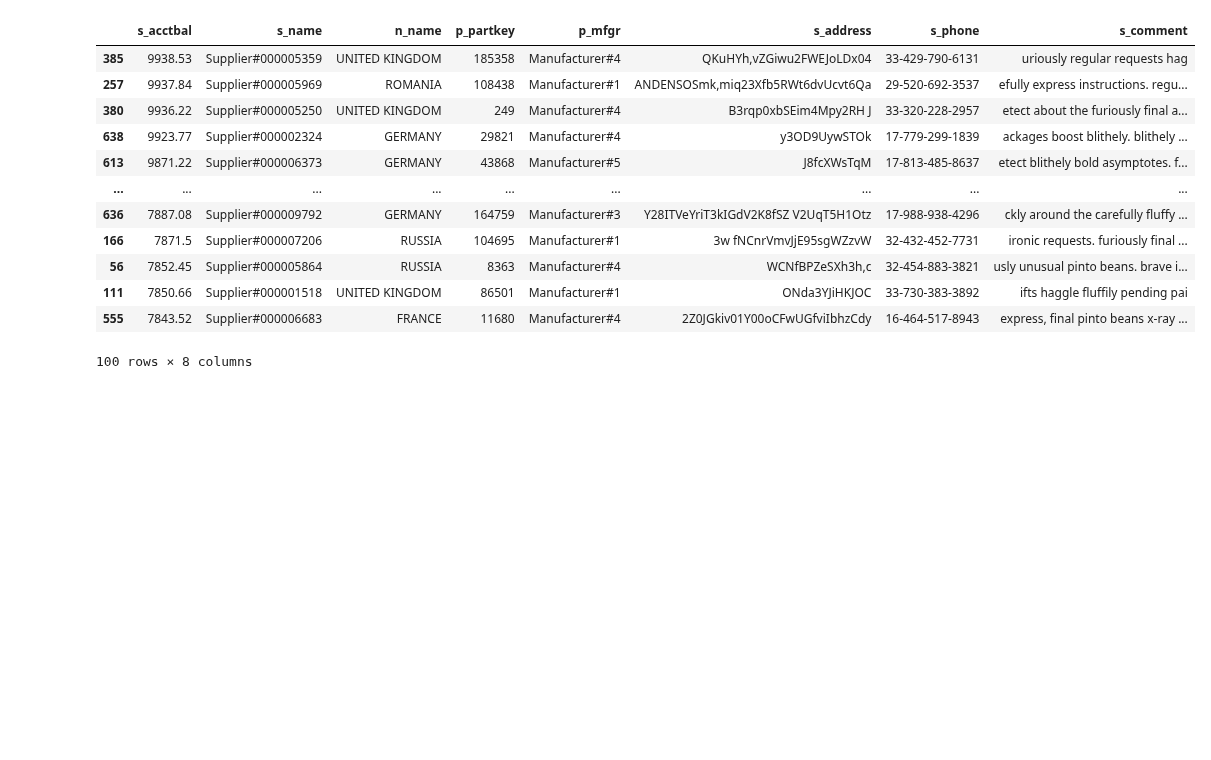
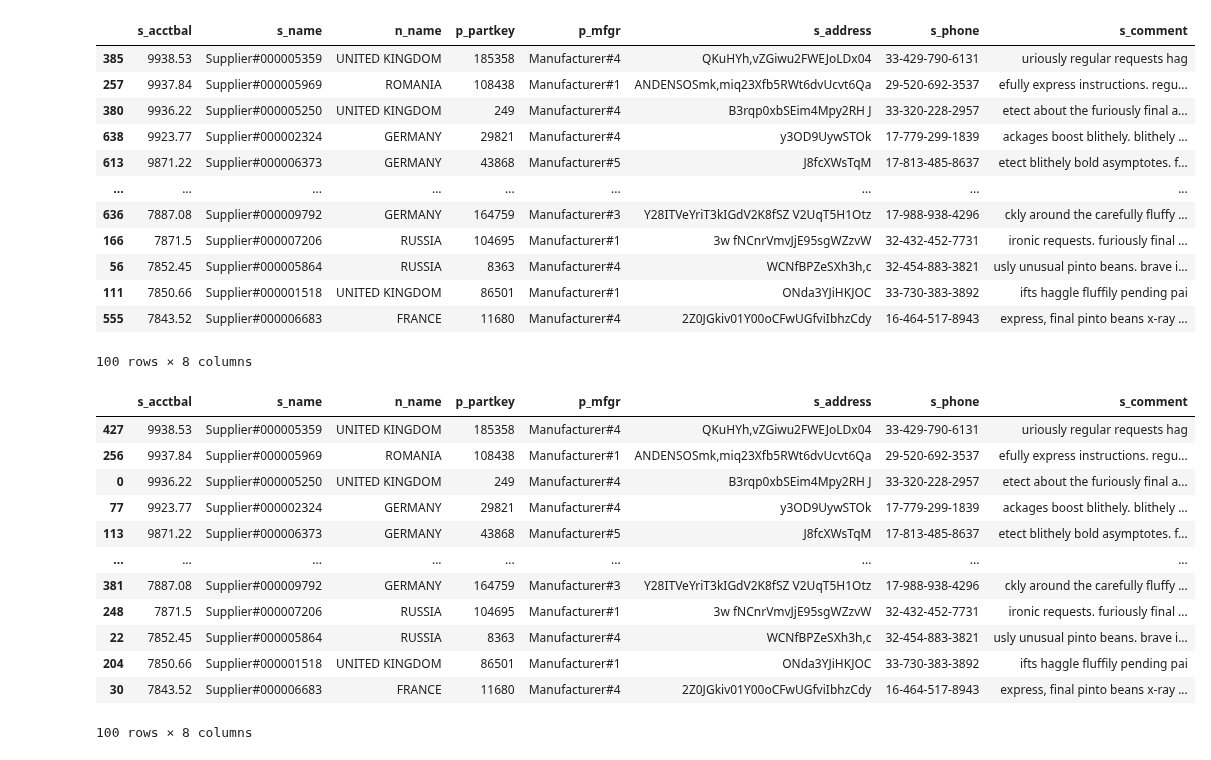
Before and after one commit to groegercesg/QueryBridge, a Jupyter notebook: early_results/q2_duck.ipynb, the cells around one changed output. Cells and saved outputs as stored; diff of their text form; code cells hidden in the pictures; blank space fills up the shorter version.

```diff
--- a/early_results/q2_duck.ipynb
+++ b/early_results/q2_duck.ipynb
@@ -305,3 +305,61 @@ df_limit_1
 | 111 | 7850.66 | Supplier#000001518 | UNITED KINGDOM | 86501 | Manufacturer#1 | ONda3YJiHKJOC | 33-730-383-3892 | ifts haggle fluffily pending pai |
 | 555 | 7843.52 | Supplier#000006683 | FRANCE | 11680 | Manufacturer#4 | 2Z0JGkiv01Y00oCFwUGfviIbhzCdy | 16-464-517-8943 | express, final pinto beans x-ray ... |
 100 rows × 8 columns
+# %%
+df_filter_1 = part[(part.p_type.str.contains("^.*?BRASS$",regex=True)) & (part.p_size == 15)]
+df_filter_1 = df_filter_1[['p_partkey', 'p_mfgr']]
+df_filter_2 = partsupp[['ps_partkey', 'ps_suppkey', 'ps_availqty', 'ps_supplycost', 'ps_comment']]
+df_filter_3 = supplier[['s_suppkey', 's_name', 's_address', 's_nationkey', 's_phone', 's_acctbal', 's_comment']]
+df_filter_4 = nation[['n_nationkey', 'n_name', 'n_regionkey', 'n_comment']]
+df_filter_5 = region[(region.r_name == 'EUROPE')]
+df_filter_5 = df_filter_5[['r_regionkey']]
+df_merge_1 = df_filter_4.merge(df_filter_5, left_on=['n_regionkey'], right_on=['r_regionkey'], how="inner", sort=False)
+df_merge_1 = df_merge_1[['n_name', 'n_nationkey']]
+df_merge_2 = df_filter_3.merge(df_merge_1, left_on=['s_nationkey'], right_on=['n_nationkey'], how="inner", sort=False)
+df_merge_2 = df_merge_2[['s_acctbal', 's_name', 's_address', 's_phone', 's_comment', 's_suppkey', 'n_name']]
+df_merge_3 = df_filter_2.merge(df_merge_2, left_on=['ps_suppkey'], right_on=['s_suppkey'], how="inner", sort=False)
+df_merge_3 = df_merge_3[['s_acctbal', 's_name', 's_address', 's_phone', 's_comment', 'ps_partkey', 'ps_supplycost', 'n_name']]
+df_merge_4 = df_filter_1.merge(df_merge_3, left_on=['p_partkey'], right_on=['ps_partkey'], how="inner", sort=False)
+df_merge_4 = df_merge_4[['s_acctbal', 's_name', 'n_name', 'p_partkey', 'p_mfgr', 's_address', 's_phone', 's_comment', 'ps_supplycost']]
+df_filter_6 = supplier[['s_suppkey', 's_name', 's_address', 's_nationkey', 's_phone', 's_acctbal', 's_comment']]
+df_filter_7 = partsupp[['ps_supplycost', 'ps_suppkey', 'ps_partkey']]
+df_filter_8 = part[['p_partkey']]
+df_merge_5 = df_filter_7.merge(df_filter_8, left_on=['ps_partkey'], right_on=['p_partkey'], how="inner", sort=False)
+df_merge_5 = df_merge_5[['ps_supplycost', 'ps_suppkey', 'p_partkey']]
+df_merge_6 = df_filter_6.merge(df_merge_5, left_on=['s_suppkey'], right_on=['ps_suppkey'], how="inner", sort=False)
+df_merge_6 = df_merge_6[['ps_supplycost', 's_nationkey', 'p_partkey']]
+df_filter_9 = nation[['n_nationkey', 'n_name', 'n_regionkey', 'n_comment']]
+df_filter_10 = region[(region.r_name == 'EUROPE')]
+df_filter_10 = df_filter_10[['r_regionkey']]
+df_merge_7 = df_filter_9.merge(df_filter_10, left_on=['n_regionkey'], right_on=['r_regionkey'], how="inner", sort=False)
+df_merge_7 = df_merge_7[['n_nationkey']]
+df_merge_8 = df_merge_6.merge(df_merge_7, left_on=['s_nationkey'], right_on=['n_nationkey'], how="inner", sort=False)
+df_merge_8 = df_merge_8[['ps_supplycost', 'p_partkey']]
+df_group_1 = df_merge_8 \
+    .groupby(['p_partkey'], sort=False, as_index=False) \
+    .agg(
+        min_ps_supplycost=("ps_supplycost", "min"),
+    )
+df_group_1['minps_supplycost'] = df_group_1.min_ps_supplycost
+df_group_1 = df_group_1[['minps_supplycost', 'p_partkey']]
+df_merge_9 = df_merge_4.merge(df_group_1, left_on=['ps_supplycost', 'p_partkey'], right_on=['minps_supplycost', 'p_partkey'], how="inner", sort=False)
+df_merge_9 = df_merge_9[['s_acctbal', 's_name', 'n_name', 'p_partkey', 'p_mfgr', 's_address', 's_phone', 's_comment']]
+df_sort_1 = df_merge_9.sort_values(by=['s_acctbal', 'n_name', 's_name', 'p_partkey'], ascending=[False, True, True, True])
+df_sort_1 = df_sort_1[['s_acctbal', 's_name', 'n_name', 'p_partkey', 'p_mfgr', 's_address', 's_phone', 's_comment']]
+df_limit_1 = df_sort_1.head(100)
+# %%
+df_limit_1
+# %% [output]
+|  | s_acctbal | s_name | n_name | p_partkey | p_mfgr | s_address | s_phone | s_comment |
+| 427 | 9938.53 | Supplier#000005359 | UNITED KINGDOM | 185358 | Manufacturer#4 | QKuHYh,vZGiwu2FWEJoLDx04 | 33-429-790-6131 | uriously regular requests hag |
+| 256 | 9937.84 | Supplier#000005969 | ROMANIA | 108438 | Manufacturer#1 | ANDENSOSmk,miq23Xfb5RWt6dvUcvt6Qa | 29-520-692-3537 | efully express instructions. regu... |
+| 0 | 9936.22 | Supplier#000005250 | UNITED KINGDOM | 249 | Manufacturer#4 | B3rqp0xbSEim4Mpy2RH J | 33-320-228-2957 | etect about the furiously final a... |
+| 77 | 9923.77 | Supplier#000002324 | GERMANY | 29821 | Manufacturer#4 | y3OD9UywSTOk | 17-779-299-1839 | ackages boost blithely. blithely ... |
+| 113 | 9871.22 | Supplier#000006373 | GERMANY | 43868 | Manufacturer#5 | J8fcXWsTqM | 17-813-485-8637 | etect blithely bold asymptotes. f... |
+| ... | ... | ... | ... | ... | ... | ... | ... | ... |
+| 381 | 7887.08 | Supplier#000009792 | GERMANY | 164759 | Manufacturer#3 | Y28ITVeYriT3kIGdV2K8fSZ V2UqT5H1Otz | 17-988-938-4296 | ckly around the carefully fluffy ... |
+| 248 | 7871.5 | Supplier#000007206 | RUSSIA | 104695 | Manufacturer#1 | 3w fNCnrVmvJjE95sgWZzvW | 32-432-452-7731 | ironic requests. furiously final ... |
+| 22 | 7852.45 | Supplier#000005864 | RUSSIA | 8363 | Manufacturer#4 | WCNfBPZeSXh3h,c | 32-454-883-3821 | usly unusual pinto beans. brave i... |
+| 204 | 7850.66 | Supplier#000001518 | UNITED KINGDOM | 86501 | Manufacturer#1 | ONda3YJiHKJOC | 33-730-383-3892 | ifts haggle fluffily pending pai |
+| 30 | 7843.52 | Supplier#000006683 | FRANCE | 11680 | Manufacturer#4 | 2Z0JGkiv01Y00oCFwUGfviIbhzCdy | 16-464-517-8943 | express, final pinto beans x-ray ... |
+100 rows × 8 columns
```
Also changed, not shown: 13 other files.
